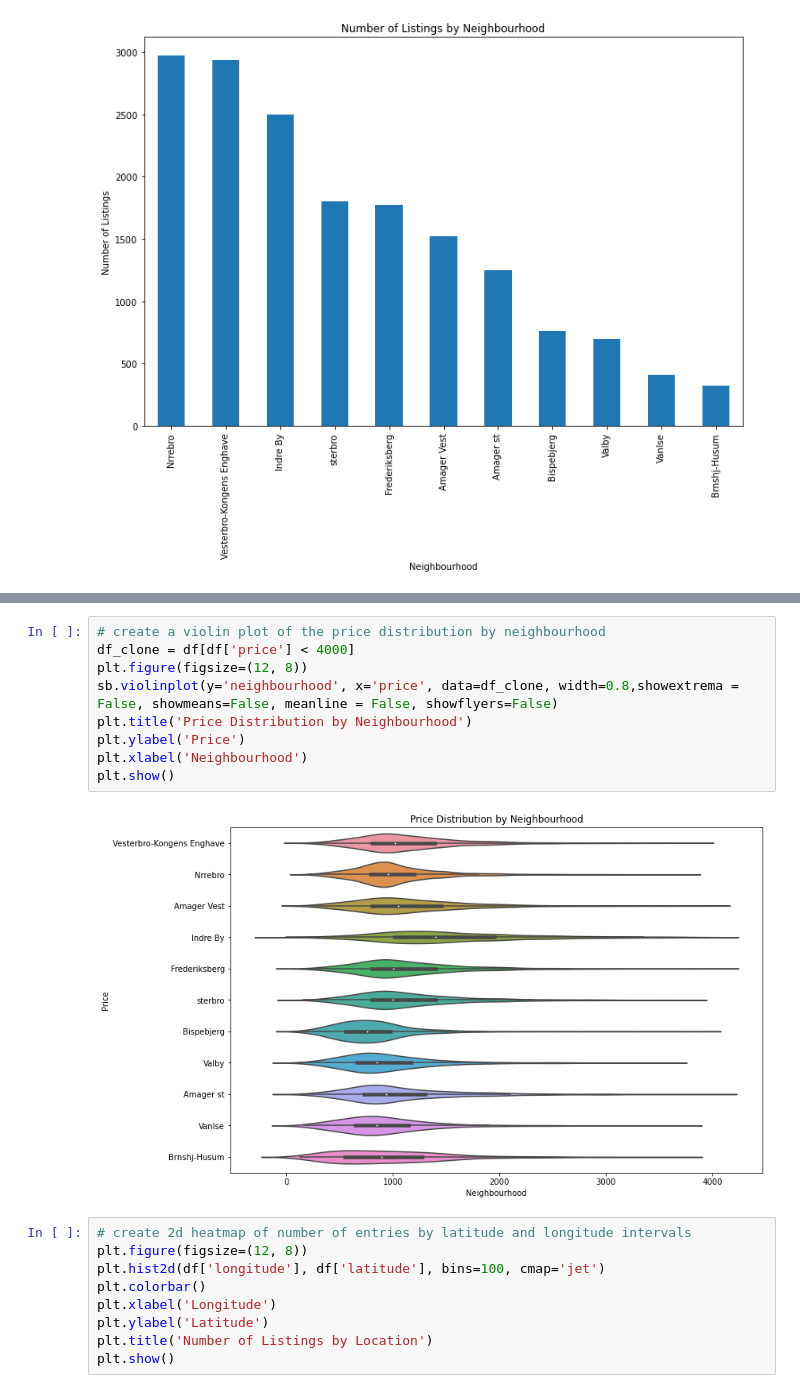
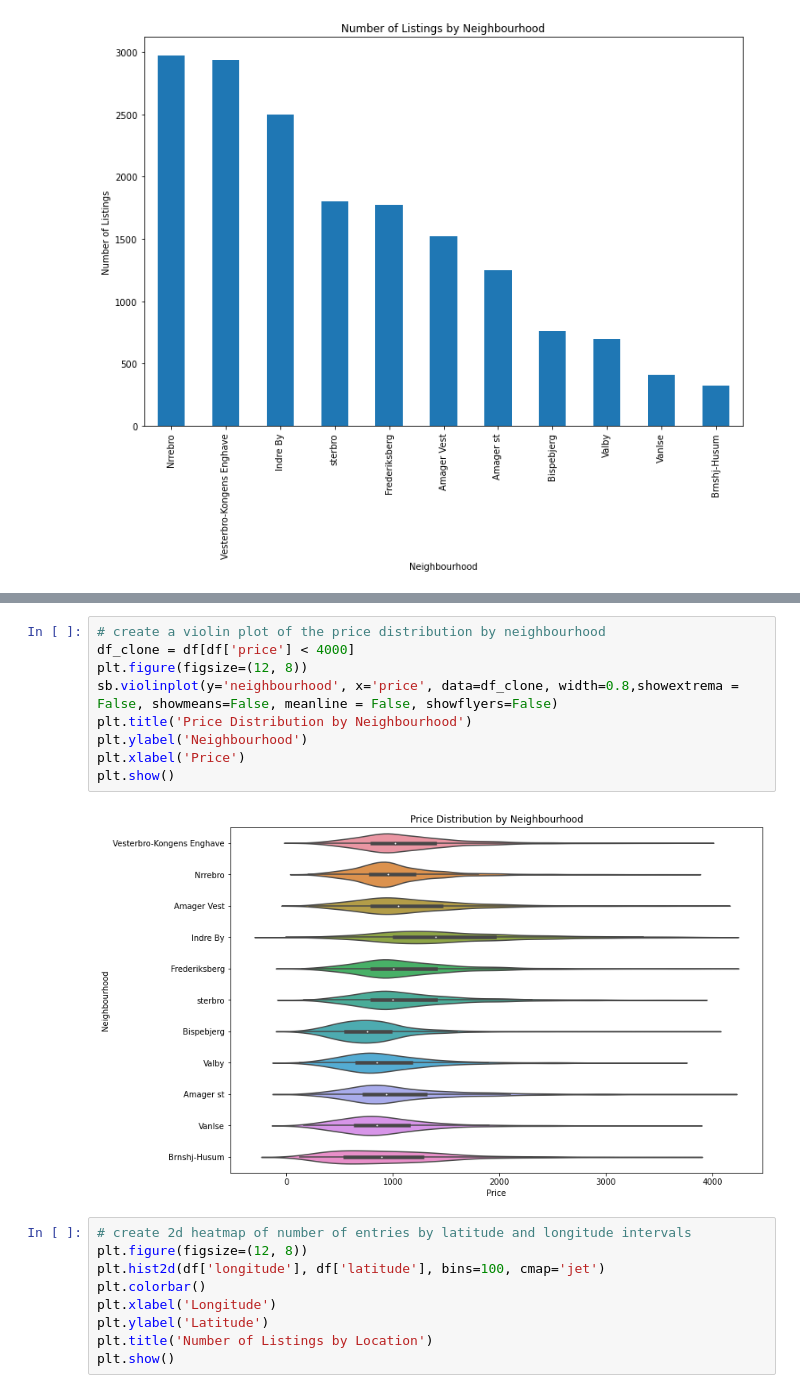
Before and after one commit to joaomena17/MachineLearningDataMining, a Jupyter notebook: data_visualization.ipynb, the cells around one changed output, grey strips where cells are left out. Saved outputs shown, nothing was run; the diff lists cells and outputs as text.

```diff
--- a/data_visualization.ipynb
+++ b/data_visualization.ipynb
@@ -366,14 +381,14 @@ plt.show()
 # %%
 # create a violin plot of the price distribution by neighbourhood
 df_clone = df[df['price'] < 4000]
 plt.figure(figsize=(12, 8))
 sb.violinplot(y='neighbourhood', x='price', data=df_clone, width=0.8,showextrema = False, showmeans=False, meanline = False, showflyers=False)
 plt.title('Price Distribution by Neighbourhood')
-plt.ylabel('Price')
-plt.xlabel('Neighbourhood')
+plt.ylabel('Neighbourhood')
+plt.xlabel('Price')
 plt.show()
 # %% [output]
-[figure, old version]
+[figure, new version]
 # %%
 # create 2d heatmap of number of entries by latitude and longitude intervals
 plt.figure(figsize=(12, 8))
```
Also changed, not shown: parts of 6 cells of this notebook.
